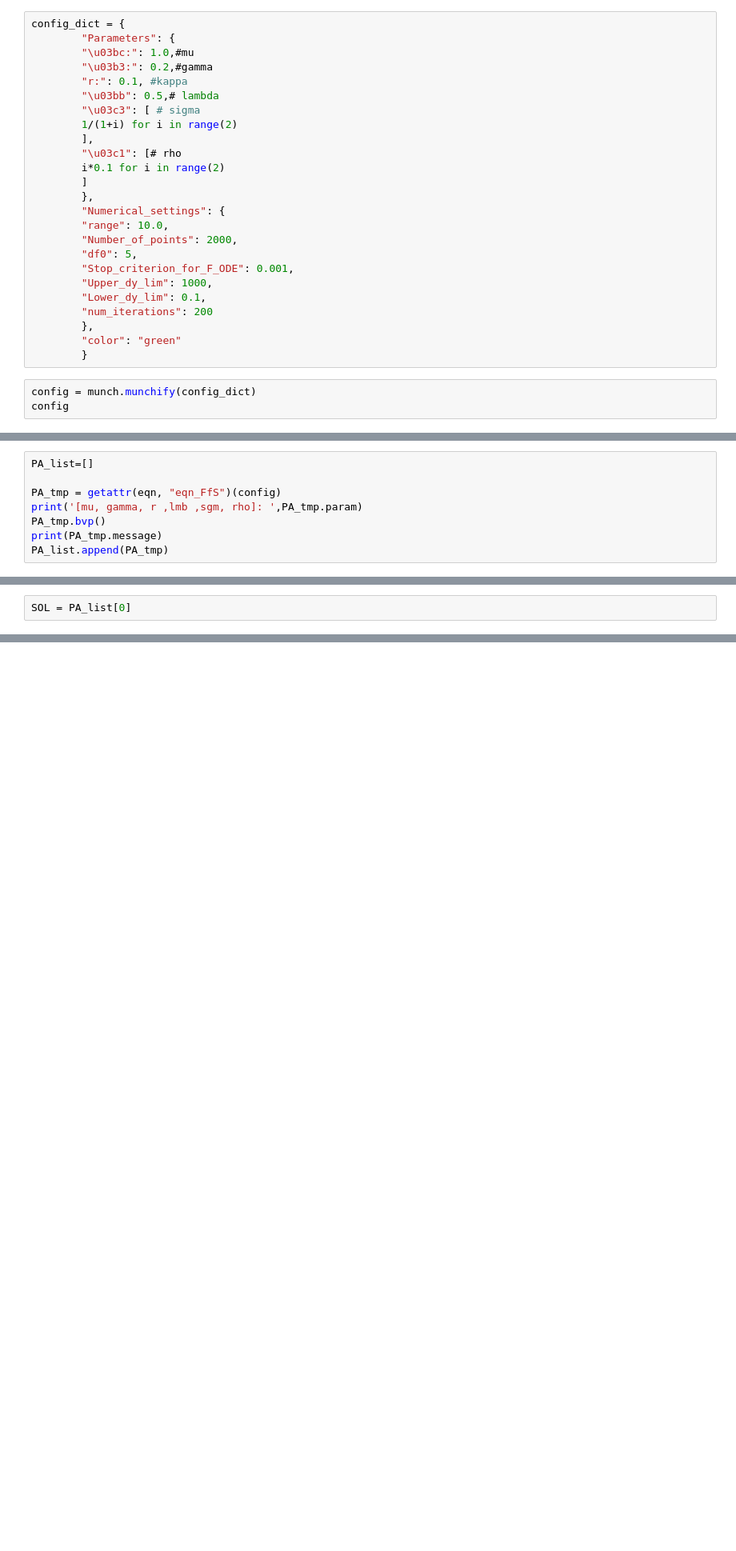
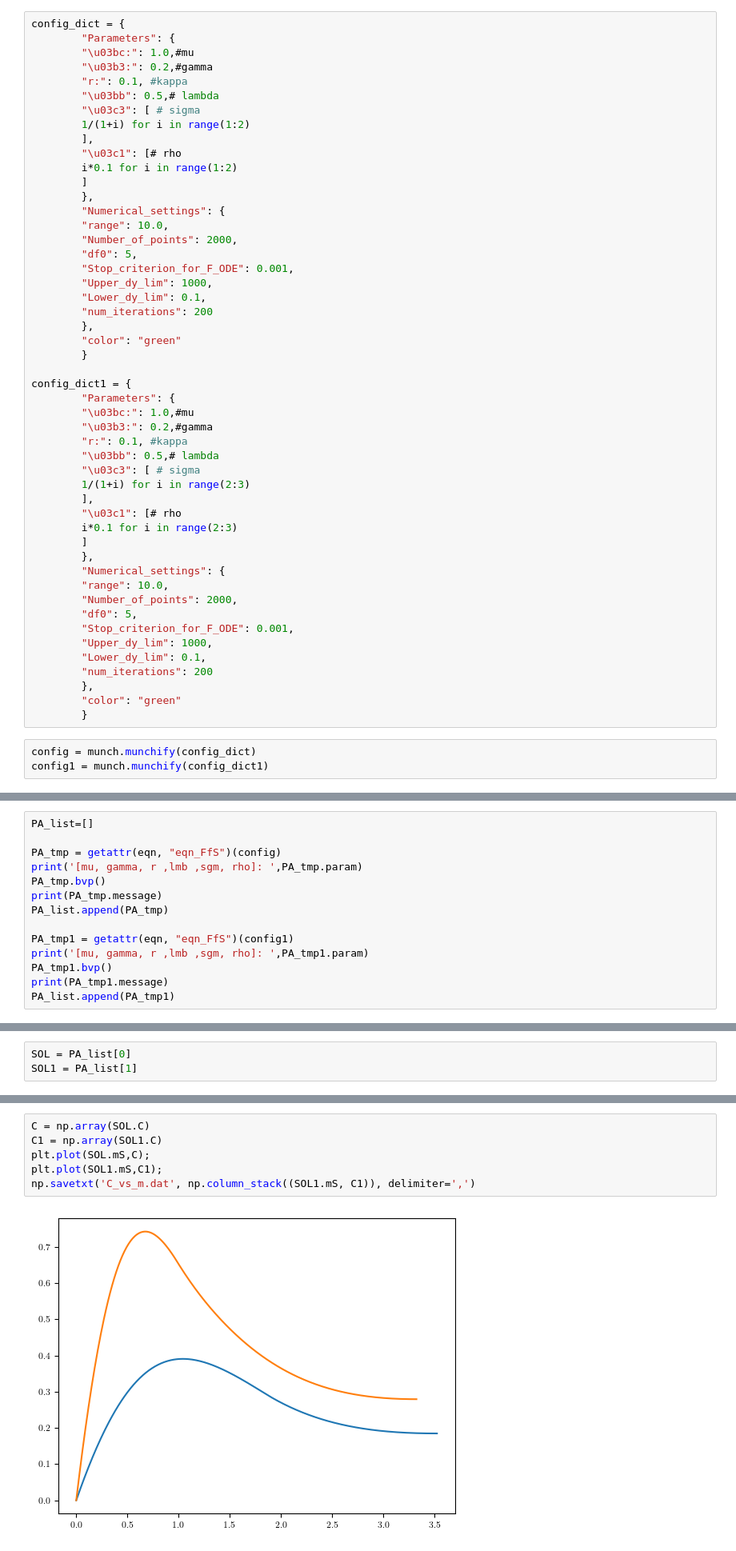
Before and after one commit to arashfahim/Corporate-Governance-and-Asset-Pricing, a Jupyter notebook: Notebook_cost_bond.ipynb, the cells around one changed output, grey strips where cells are left out. Shown at 80% size. Cells and saved outputs as stored; diff of their text form; blank space fills up the shorter version.

```diff
--- a/Notebook_cost_bond.ipynb
+++ b/Notebook_cost_bond.ipynb
@@ -28,10 +28,10 @@ config_dict = {
         "r:": 0.1, #kappa
         "\u03bb": 0.5,# lambda
         "\u03c3": [ # sigma
-        1/(1+i) for i in range(2)
+        1/(1+i) for i in range(1:2)
         ],
         "\u03c1": [# rho
-        i*0.1 for i in range(2)
+        i*0.1 for i in range(1:2)
         ]
         },
         "Numerical_settings": {
@@ -45,6 +45,31 @@ config_dict = {
         },
         "color": "green"
         }
+
+config_dict1 = {
+        "Parameters": {
+        "\u03bc:": 1.0,#mu
+        "\u03b3:": 0.2,#gamma
+        "r:": 0.1, #kappa
+        "\u03bb": 0.5,# lambda
+        "\u03c3": [ # sigma
+        1/(1+i) for i in range(2:3)
+        ],
+        "\u03c1": [# rho
+        i*0.1 for i in range(2:3)
+        ]
+        },
+        "Numerical_settings": {
+        "range": 10.0,
+        "Number_of_points": 2000,
+        "df0": 5,
+        "Stop_criterion_for_F_ODE": 0.001,
+        "Upper_dy_lim": 1000,
+        "Lower_dy_lim": 0.1,
+        "num_iterations": 200
+        },
+        "color": "green"
+        }
 # %%
 config = munch.munchify(config_dict)
-config
+config1 = munch.munchify(config_dict1)
@@ -60,6 +83,12 @@ print('[mu, gamma, r ,lmb ,sgm, rho]: ',PA_tmp.param)
 PA_tmp.bvp()
 print(PA_tmp.message)
 PA_list.append(PA_tmp)
+
+PA_tmp1 = getattr(eqn, "eqn_FfS")(config1)
+print('[mu, gamma, r ,lmb ,sgm, rho]: ',PA_tmp1.param)
+PA_tmp1.bvp()
+print(PA_tmp1.message)
+PA_list.append(PA_tmp1)
 # %% [output]
 Switching values and active regimes:
 
@@ -89,2 +110,3 @@ array([ -8. , -28.8])
 # %%
 SOL = PA_list[0]
+SOL1 = PA_list[1]
@@ -148,0 +113,8 @@ SOL.swtch_pos,SOL.Gamma
+# %%
+C = np.array(SOL.C)
+C1 = np.array(SOL1.C)
+plt.plot(SOL.mS,C);
+plt.plot(SOL1.mS,C1);
+np.savetxt('C_vs_m.dat', np.column_stack((SOL1.mS, C1)), delimiter=',')
+# %% [output]
+[figure, added]
```
Also changed, not shown: parts of 14 cells of this notebook, 1 other file.
